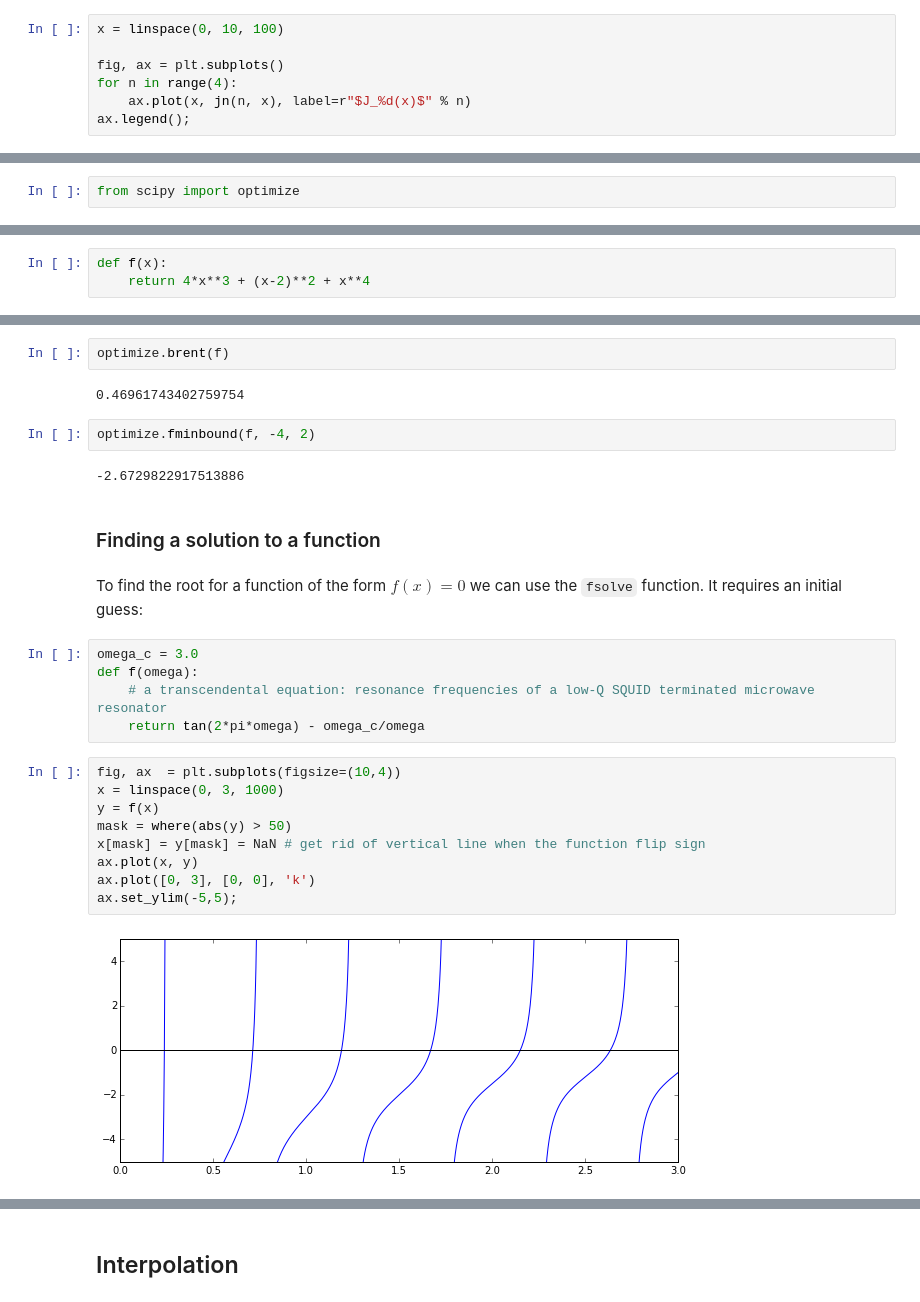
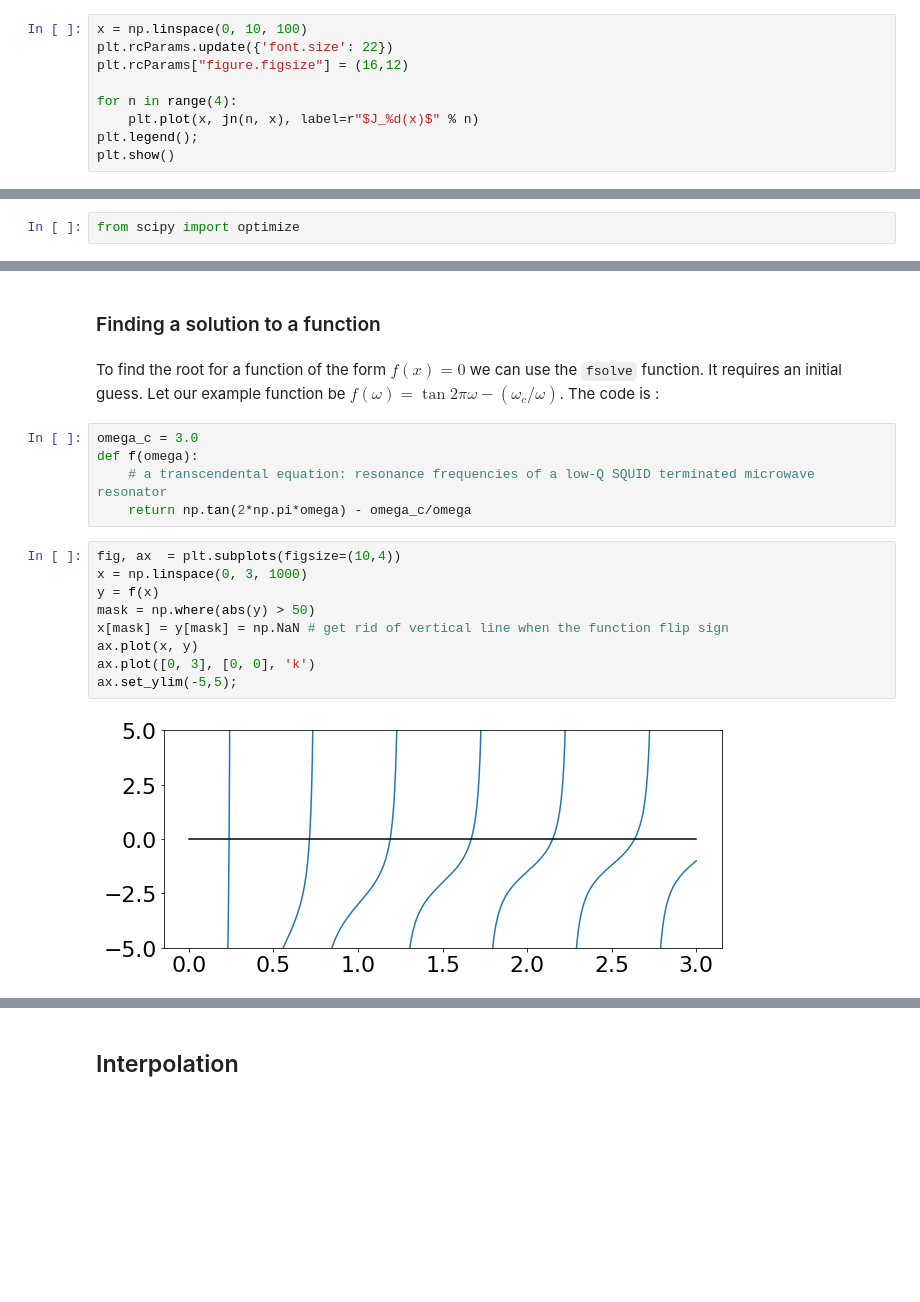
Before and after one commit to hariseldon99/scientific-python-lectures, a Jupyter notebook: Lecture-3-Scipy.ipynb, the cells around one changed output, grey strips where cells are left out. Cells and saved outputs as stored; diff of their text form; blank space fills up the shorter version.

```diff
--- a/Lecture-3-Scipy.ipynb
+++ b/Lecture-3-Scipy.ipynb
@@ -70,10 +66,12 @@ print("Y_%d(%f) = %f" % (n, x, yn(n, x)))
 J_0(0.000000) = 1.000000
 Y_0(1.000000) = 0.088257
 # %%
-x = linspace(0, 10, 100)
+x = np.linspace(0, 10, 100)
+plt.rcParams.update({'font.size': 22})
+plt.rcParams["figure.figsize"] = (16,12)
 
-fig, ax = plt.subplots()
 for n in range(4):
-    ax.plot(x, jn(n, x), label=r"$J_%d(x)$" % n)
-ax.legend();
+    plt.plot(x, jn(n, x), label=r"$J_%d(x)$" % n)
+plt.legend();
+plt.show()
 # %% [output]
@@ -636,3 +550,0 @@ Let's first look at how to find the minima of a simple function of a single vari
-# %%
-def f(x):
-    return 4*x**3 + (x-2)**2 + x**4
@@ -668,31 +551,23 @@ We can also use the `brent` or `fminbound` functions. They have a bit different
-# %%
-optimize.brent(f)
-# %% [output]
-0.46961743402759754
-# %%
-optimize.fminbound(f, -4, 2)
-# %% [output]
--2.6729822917513886
 # %% [markdown]
 ### Finding a solution to a function
 # %% [markdown]
-To find the root for a function of the form $f(x) = 0$ we can use the `fsolve` function. It requires an initial guess:
+To find the root for a function of the form $f(x) = 0$ we can use the `fsolve` function. It requires an initial guess. Let our example function be $f(\omega) = \tan{2\pi\omega}-(\omega_c/\omega)$. The code is :
 # %%
 omega_c = 3.0
 def f(omega):
     # a transcendental equation: resonance frequencies of a low-Q SQUID terminated microwave resonator
-    return tan(2*pi*omega) - omega_c/omega
+    return np.tan(2*np.pi*omega) - omega_c/omega
 # %%
 fig, ax  = plt.subplots(figsize=(10,4))
-x = linspace(0, 3, 1000)
+x = np.linspace(0, 3, 1000)
 y = f(x)
-mask = where(abs(y) > 50)
-x[mask] = y[mask] = NaN # get rid of vertical line when the function flip sign
+mask = np.where(abs(y) > 50)
+x[mask] = y[mask] = np.NaN # get rid of vertical line when the function flip sign
 ax.plot(x, y)
 ax.plot([0, 3], [0, 0], 'k')
 ax.set_ylim(-5,5);
 # %% [output]
-[figure, old version]
+[figure, new version]
 # %%
 optimize.fsolve(f, 0.1)
 # %% [output]
```
Also changed, not shown: parts of 106 cells of this notebook.
